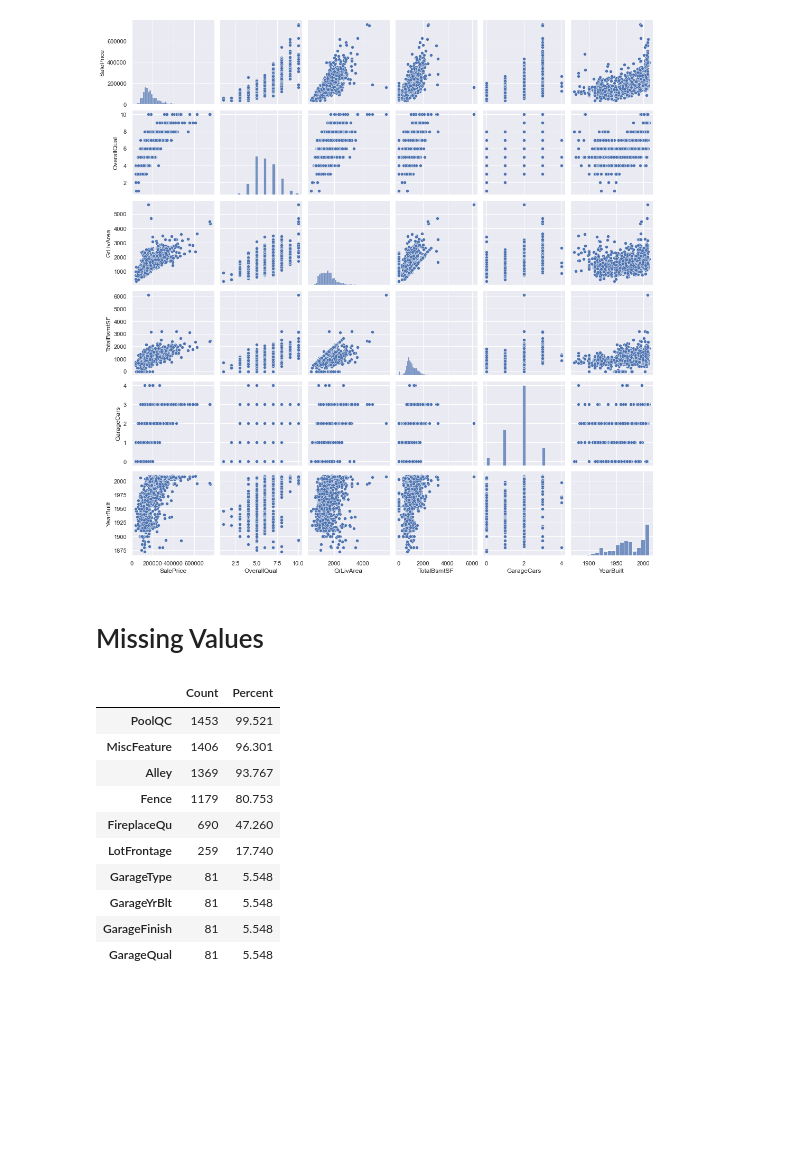
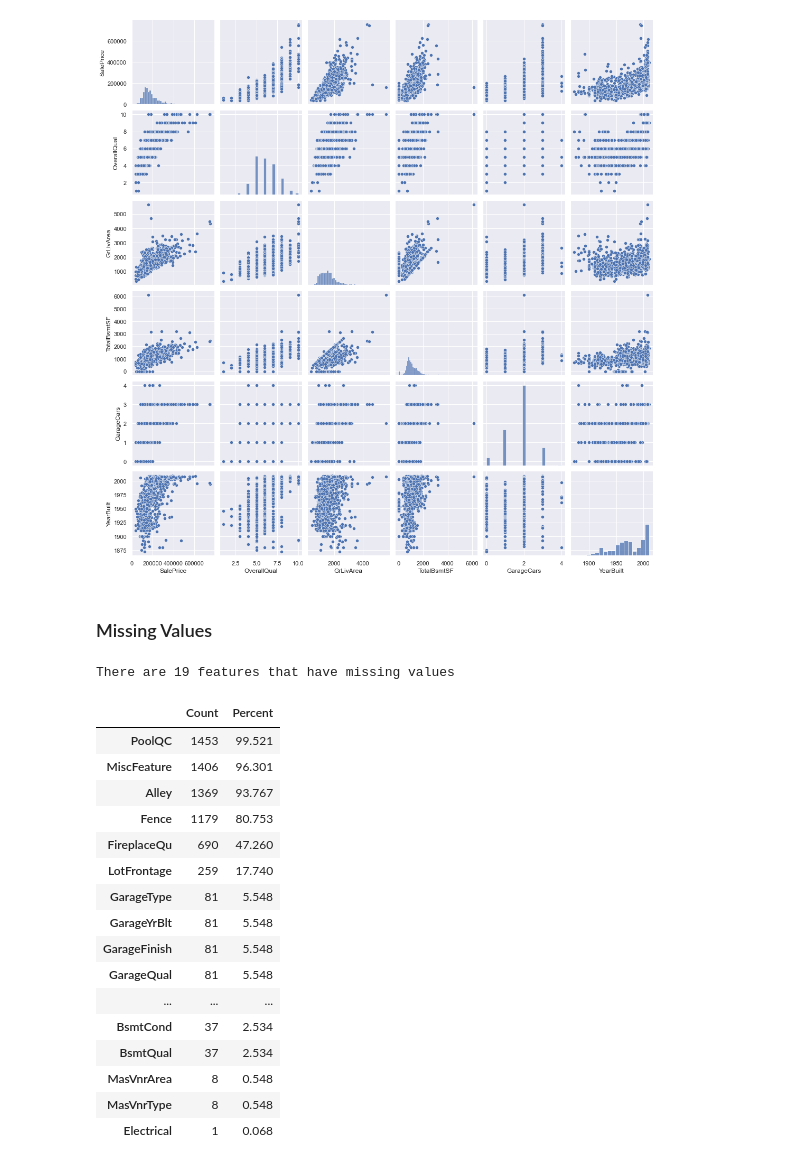
Before and after one commit to phungdx/vccorp_intern, a Jupyter notebook: week1/house_prices.ipynb, the cells around one changed output. Saved outputs shown, nothing was run; the diff lists cells and outputs as text; code cells hidden in the pictures; blank space fills up the shorter version.

```diff
--- a/week1/house_prices.ipynb
+++ b/week1/house_prices.ipynb
@@ -101,26 +101,34 @@ plt.show();
 # %% [output]
 [figure]
 # %% [markdown]
-# Missing Values
+### Missing Values
 # %%
-missing_data_count = X_train.isna().sum()
-missing_data_percent = missing_data_count / len(X_train) *100
+missing_data_count_train = X_train.isna().sum()
+missing_data_percent_train = missing_data_count_train / len(X_train) *100
 missing_data_train = pd.DataFrame({
-    'Count': missing_data_count,
-    'Percent': missing_data_percent
+    'Count': missing_data_count_train,
+    'Percent': missing_data_percent_train
 })
 missing_data_train = missing_data_train[missing_data_train.Count > 0]
 missing_data_train.sort_values(by='Count', ascending=False, inplace=True)
-missing_data_train.head(10)
+print('There are {} features that have missing values'.format(len(missing_data_train.index)))
+missing_data_train.head(19)
 # %% [output]
+There are 19 features that have missing values
 |  | Count | Percent |
 | PoolQC | 1453 | 99.521 |
 | MiscFeature | 1406 | 96.301 |
 | Alley | 1369 | 93.767 |
 | Fence | 1179 | 80.753 |
 | FireplaceQu | 690 | 47.260 |
 | LotFrontage | 259 | 17.740 |
 | GarageType | 81 | 5.548 |
 | GarageYrBlt | 81 | 5.548 |
 | GarageFinish | 81 | 5.548 |
 | GarageQual | 81 | 5.548 |
+| ... | ... | ... |
+| BsmtCond | 37 | 2.534 |
+| BsmtQual | 37 | 2.534 |
+| MasVnrArea | 8 | 0.548 |
+| MasVnrType | 8 | 0.548 |
+| Electrical | 1 | 0.068 |
```
Also changed, not shown: parts of 6 cells of this notebook.
